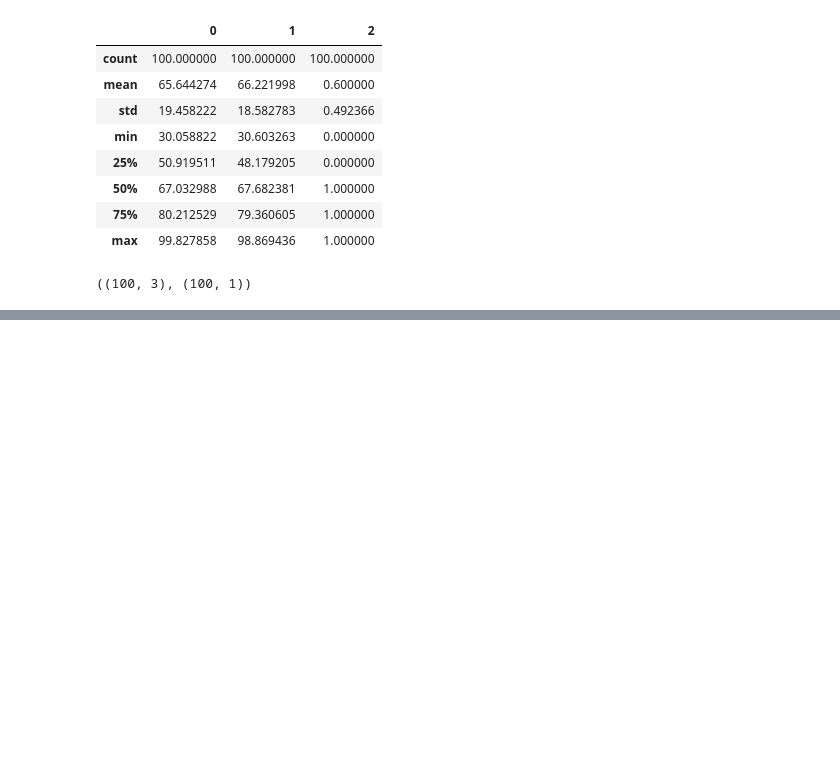
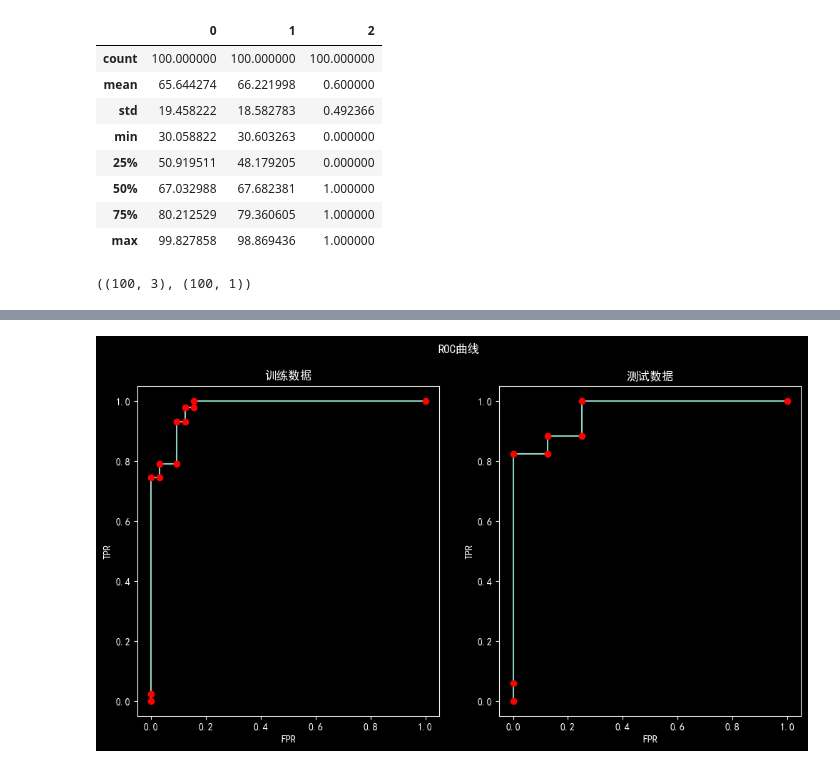
Before and after one commit to roseee-e/ML-homework, a Jupyter notebook: 第四次作业/2200770004 洪晖阳.ipynb, the cells around one changed output, grey strips where cells are left out. Saved outputs shown, nothing was run; the diff lists cells and outputs as text; code cells hidden in the pictures; blank space fills up the shorter version.

```diff
--- a/第四次作业/2200770004 洪晖阳.ipynb
+++ b/第四次作业/2200770004 洪晖阳.ipynb
@@ -142,0 +129,28 @@ plt.show()
+# %%
+def predict(X, W):
+    p = sigmoid(X@W)
+    y_ = np.array(p >= 0.5, dtype=int)
+    return y_, p
+# %%
+y_train_hat, y_train_p = predict(x_train, W)
+y_test_hat, y_test_p = predict(x_test, W)
+# %%
+fpr_train, tpr_train, _ = roc_curve(y_train, y_train_p)
+plt.figure(figsize=(12, 6))
+plt.subplot(1, 2, 1)
+plt.suptitle('ROC曲线')
+plt.plot(fpr_train, tpr_train)
+plt.plot(fpr_train, tpr_train, 'ro')
+plt.title('训练数据')
+plt.xlabel('FPR')
+plt.ylabel('TPR')
+fpr_test, tpr_test, _ = roc_curve(y_test, y_test_p)
+plt.subplot(1, 2, 2)
+plt.plot(fpr_test, tpr_test)
+plt.plot(fpr_test, tpr_test, 'ro')
+plt.title('测试数据')
+plt.xlabel('FPR')
+plt.ylabel('TPR')
+plt.show()
+# %% [output]
+[figure, added]
```
Also changed, not shown: parts of 12 cells of this notebook.
